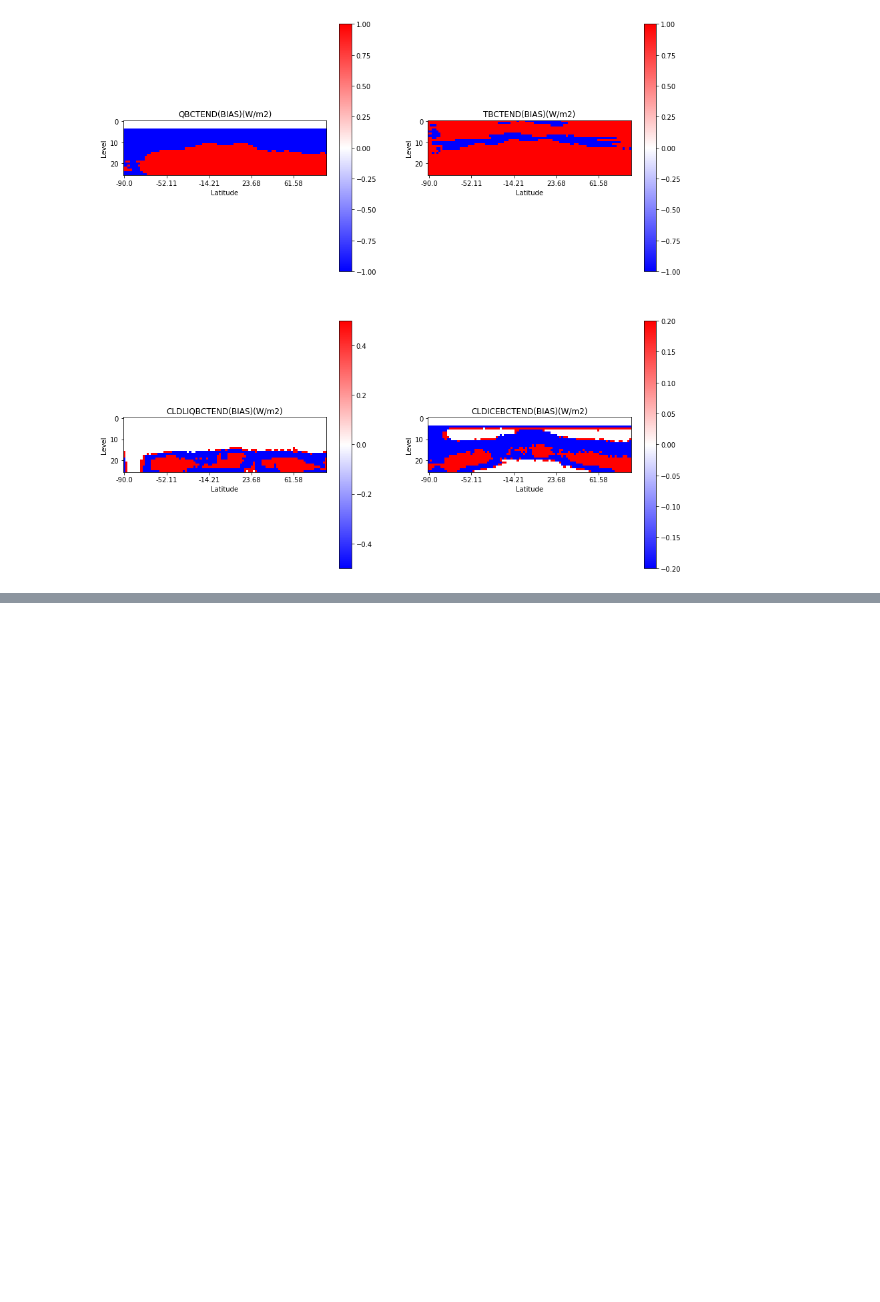
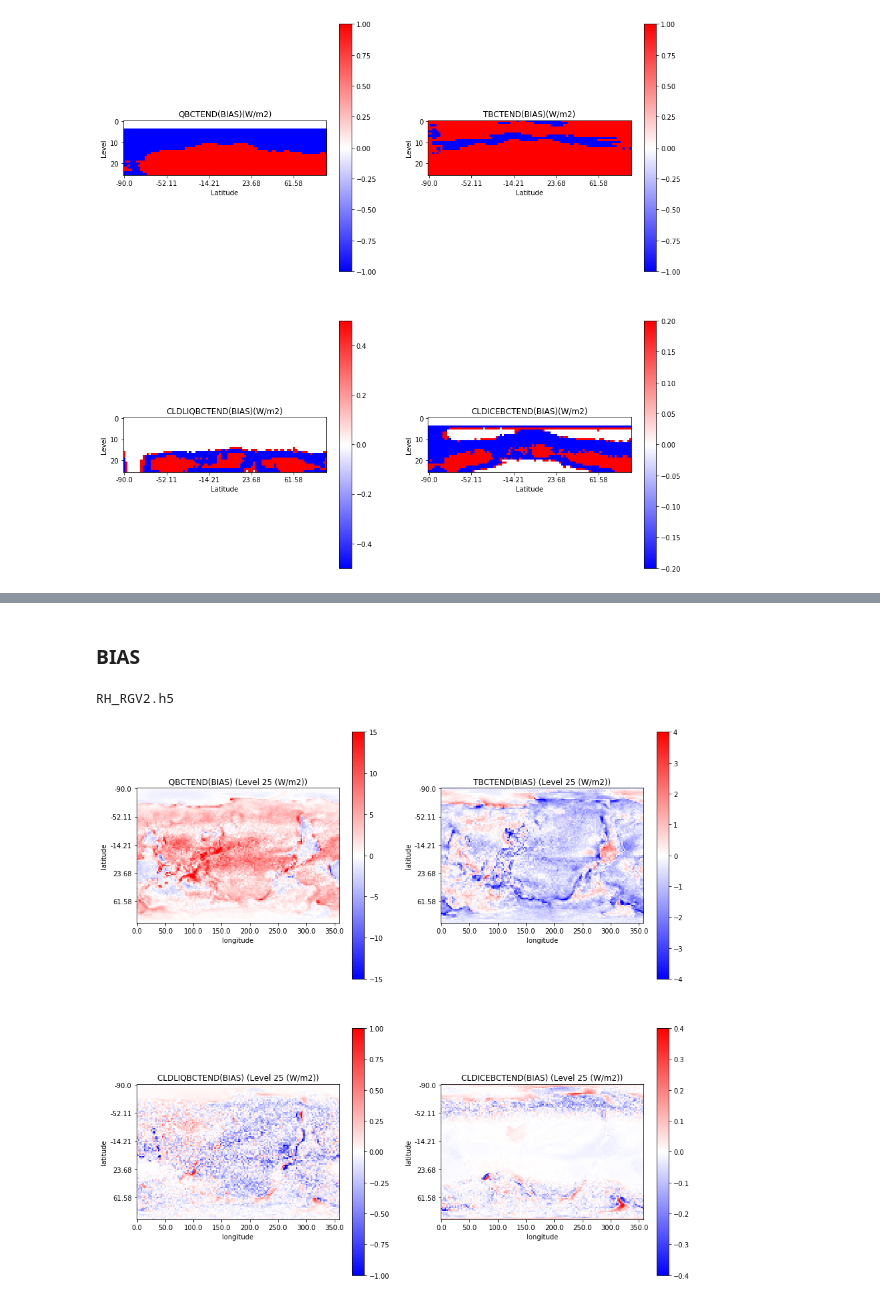
Before and after one commit to ankitesh97/CBRAIN-CAM, a Jupyter notebook: notebooks/ankitesh-devlog/16_Model_diagnostics.ipynb, the cells around one changed output, grey strips where cells are left out. Saved outputs shown, nothing was run; the diff lists cells and outputs as text; code cells hidden in the pictures; blank space fills up the shorter version.

```diff
--- a/notebooks/ankitesh-devlog/16_Model_diagnostics.ipynb
+++ b/notebooks/ankitesh-devlog/16_Model_diagnostics.ipynb
@@ -441,0 +536,30 @@ RH_RGV1.h5
+# %% [markdown]
+### BIAS
+# %%
+for j, nn in enumerate(NNarray):
+    print(nn)
+    mdx = md[nn][data_file[0][6:-3]]
+    ilev = 25
+    y_ticks = lat.values[np.arange(0,81,20)]
+    y_ticks = np.around(y_ticks,decimals=2)
+    x_ticks = lon.values[np.arange(0,141,20)]
+    f, axarr = plt.subplots(2,2,figsize=(15, 15))
+    axarr = axarr.flatten()
+#     vmins = [-1.0e-7,-0.00003,-4e-9,-1.5e-9]
+#     vmaxs = [1.0e-7,0.00003,4e-9,1.5e-9]
+    vmins = [-15,-4,-1,-0.4]
+    vmaxs = [15,4,1,0.4]
+    for i,t in enumerate(tendencies):
+        im = axarr[i].imshow(mdx.stats['bias'][:,:,(i+1)*25]*fd[j][t][-1],cmap=plt.cm.bwr,vmin=vmins[i],vmax=vmaxs[i])
+        axarr[i].set_xlabel("longitude")
+        axarr[i].set_ylabel("latitude")
+        axarr[i].set_title(f"{t}(BIAS) (Level 25 (W/m2))")
+        f.colorbar(im,ax=axarr[i])
+        axarr[i].set_xticks(np.arange(0,141,20))
+        axarr[i].set_xticklabels(x_ticks)
+        axarr[i].set_yticks(np.arange(0,81,20))
+        axarr[i].set_yticklabels(y_ticks)
+    plt.show()
+# %% [output]
+RH_RGV2.h5
+[figure, added]
```
Also changed, not shown: parts of 14 cells of this notebook, 36 other files.
